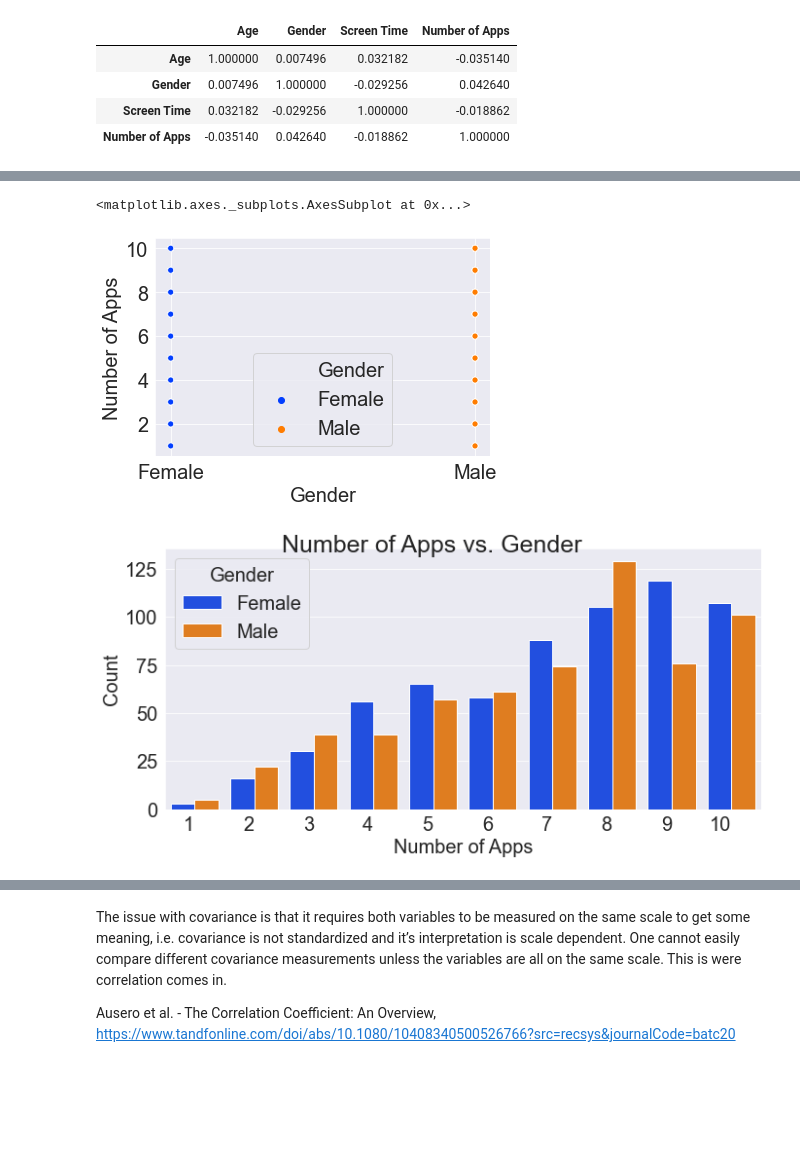
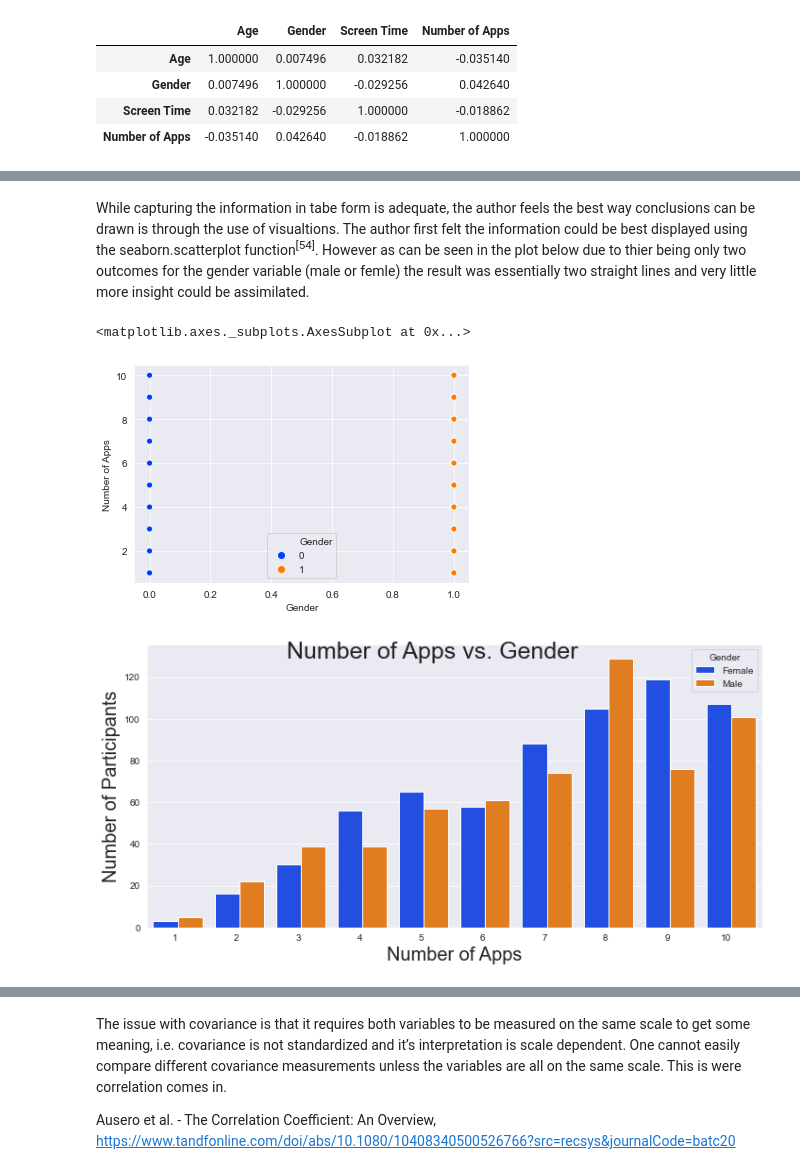
Before and after one commit to JPLee01/Programming_for_Data_Analysis-PRoject, a Jupyter notebook: Programming_for_Data_Analysis-Project.ipynb, the cells around one changed output, grey strips where cells are left out. Cells and saved outputs as stored; diff of their text form; code cells hidden in the pictures; blank space fills up the shorter version.

Commit message:
More correlation information added.

```diff
--- a/Programming_for_Data_Analysis-Project.ipynb
+++ b/Programming_for_Data_Analysis-Project.ipynb
@@ -497,6 +512,8 @@ The strongest correlation seems to exist between gender and the number of apps a
+# %% [markdown]
+While capturing the information in tabe form is adequate, the author feels the best way conclusions can be drawn is through the use of visualtions. The author first felt the information could be best displayed using the seaborn.scatterplot function<sup>[54]</sup>. However as can be seen in the plot below due to thier being only two outcomes for the gender variable (male or femle) the result was essentially two straight lines and very little more insight could be assimilated.
 # %%
-sns.scatterplot(data=data_set_round, x='Gender', y='Number of Apps', hue="Gender",
+sns.scatterplot(data=data_set_gender, x='Gender', y='Number of Apps', hue="Gender",
     sizes=(200, 200), legend="full")
 # %% [output]
 <matplotlib.axes._subplots.AxesSubplot at 0x...>
-[figure, old version]
+[figure, new version]
@@ -503,11 +522,11 @@ sns.scatterplot(data=data_set_round, x='Gender', y='Number of Apps', hue="Gender
 # %%
 plt.figure(figsize=(10, 5))
-ax = sns.countplot(x="Number of Apps", hue="Gender", data=data_set_round)
+ax = sns.countplot(x="Number of Apps", hue="Gender", data=data_set_gender)
 ax.set_xticklabels(ax.get_xticklabels(), ha="right")
 plt. xlabel('Number of Apps', fontsize=20)
-plt. ylabel('Count', fontsize=20)
+plt. ylabel('Number of Participants', fontsize=20)
 plt. suptitle('Number of Apps vs. Gender', fontsize=25)
 plt.tight_layout()
 plt.show()
 # %% [output]
-[figure, old version]
+[figure, new version]
```
Also changed, not shown: parts of 14 cells of this notebook.
